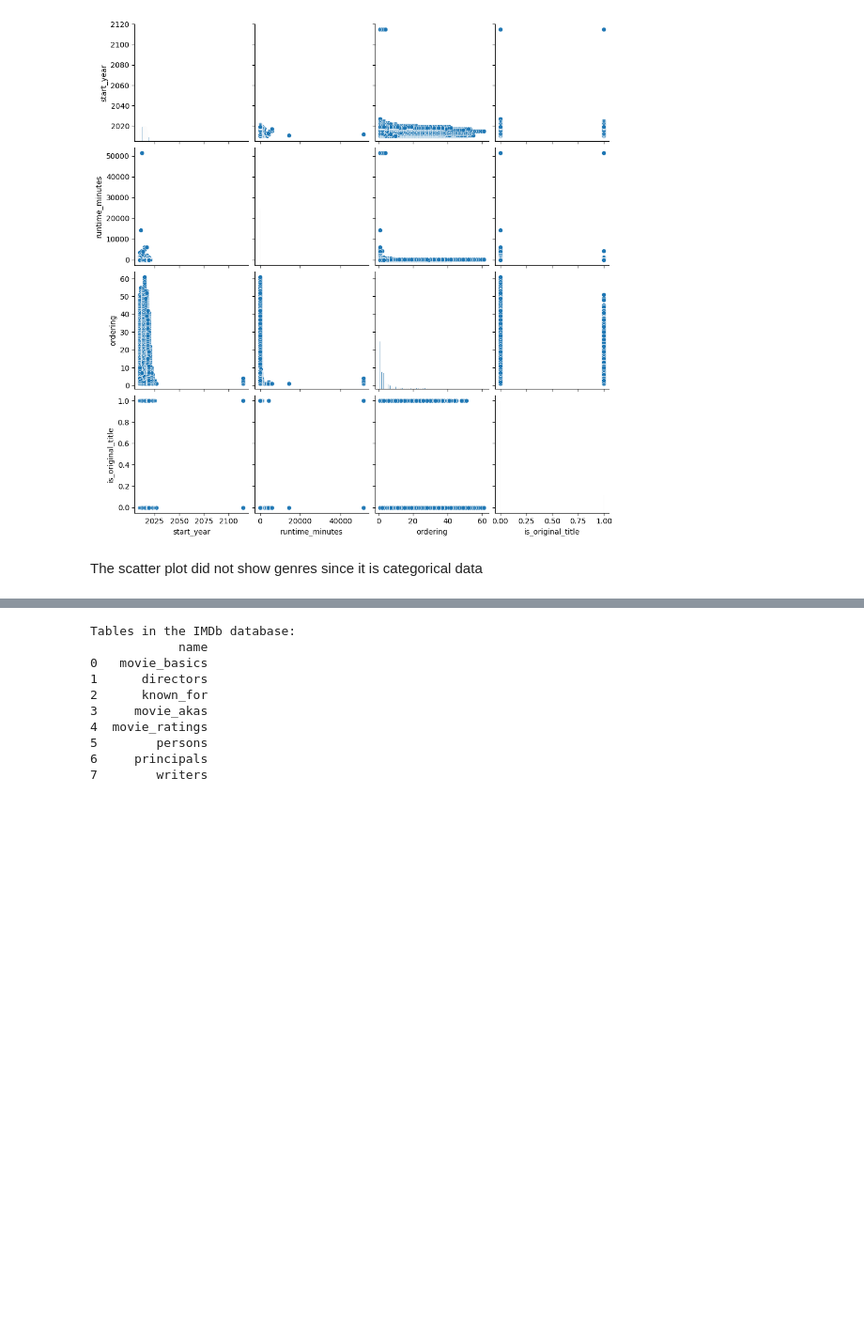
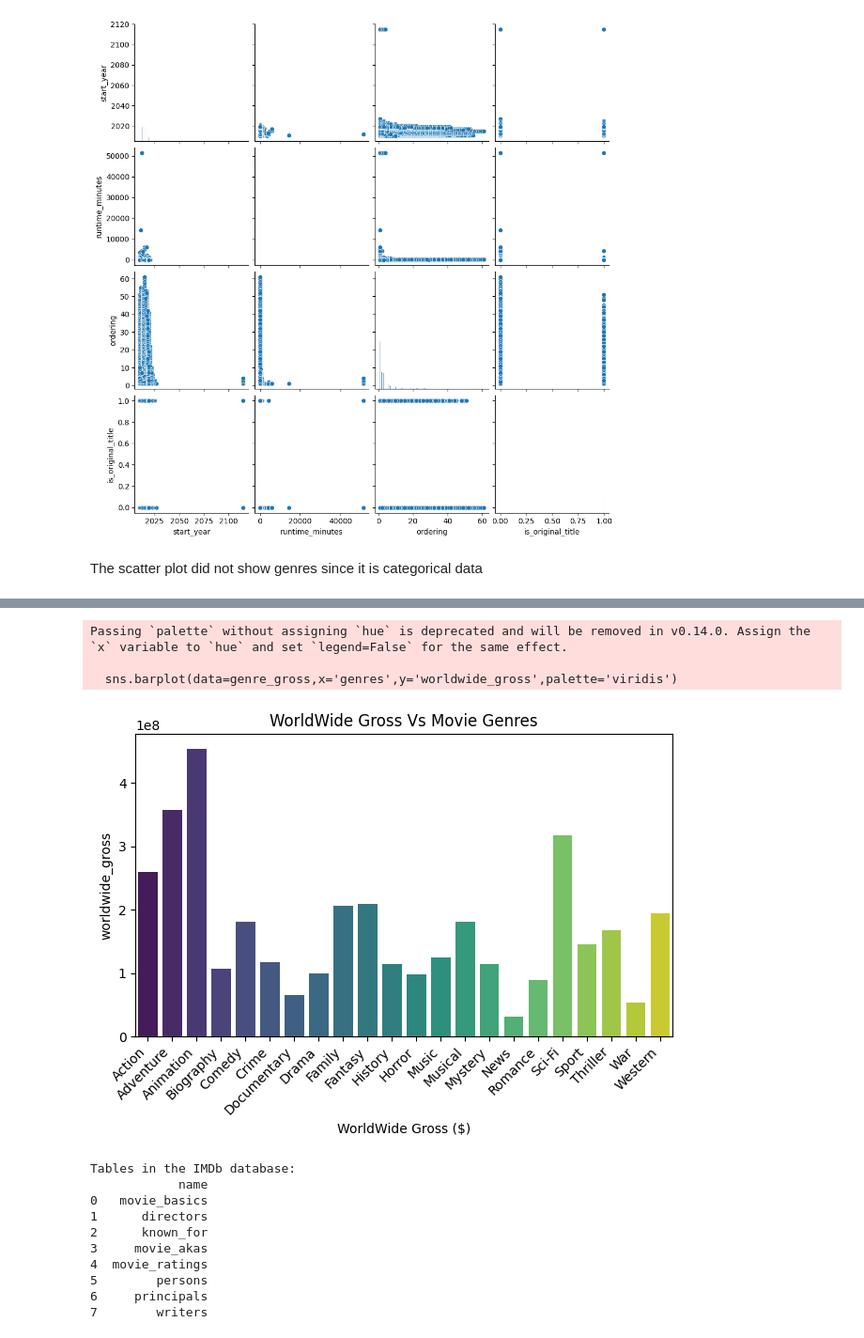
Before and after one commit to Kim8584/Movie-Insights, a Jupyter notebook: student.ipynb, the cells around one changed output, grey strips where cells are left out. Shown at 94% size. Cells and saved outputs as stored; diff of their text form; code cells hidden in the pictures; blank space fills up the shorter version.

```diff
--- a/student.ipynb
+++ b/student.ipynb
@@ -339,0 +421,26 @@ The scatter plot did not show genres since it is categorical data
+# %%
+# this is where Alvins cleverness is seen first hand
+
+# Clean the original column before splitting
+merged_df_2['genres'] = merged_df_2['genres'].fillna('').astype(str)
+
+# 1. Split:
+merged_df_2['genres'] = merged_df_2['genres'].str.split(',')
+
+# 2. Convert empty lists (from original '' values) to NaN for clean explosion:
+# This is a bit of extra cleanup to make sure no empty string genres remain
+merged_df_2['genres'] = merged_df_2['genres'].apply(
+    lambda x: [g.strip() for g in x if g.strip()] if isinstance(x, list) else x
+)
+
+# Replace empty lists with NaN so explode skips them
+merged_df_2['genres'] = merged_df_2['genres'].apply(
+    lambda x: np.nan if (isinstance(x, list) and not x) else x
+)
+
+
+# 3. Explode:
+merged_movies_exploded = merged_df_2.explode('genres')
+
+# 4. Final check:
+print(merged_movies_exploded['genres'].info())
@@ -339,0 +457,5 @@ The scatter plot did not show genres since it is categorical data
+# %%
+merged_movies_exploded['genres'] = merged_movies_exploded['genres'].str.strip()
+genre_gross = merged_movies_exploded.groupby('genres')[['worldwide_gross', 'roi']].mean().reset_index()
+genre_gross.sort_values('worldwide_gross',ascending=False)
+genre_gross.head()
@@ -340,3 +469,19 @@ The scatter plot did not show genres since it is categorical data
+# %%
+# top 10 genres based on gross
+top_10 = genre_gross.nlargest(10,'worldwide_gross')
+top_10.head(10)
+
+sns.barplot(data=genre_gross,x='genres',y='worldwide_gross',palette='viridis')
+plt.xticks(rotation=45,ha='right')
+plt.title('WorldWide Gross Vs Movie Genres')
+plt.xlabel('WorldWide Gross ($)')
+plt.tight_layout()
+plt.show()
+# %% [output]
+Passing `palette` without assigning `hue` is deprecated and will be removed in v0.14.0. Assign the `x` variable to `hue` and set `legend=False` for the same effect.
+
+  sns.barplot(data=genre_gross,x='genres',y='worldwide_gross',palette='viridis')
+[figure, added]
 # %%
 # Connect to SQLite database
 conn= sqlite3.connect(db_file_path)
```
Also changed, not shown: parts of 13 cells of this notebook.
